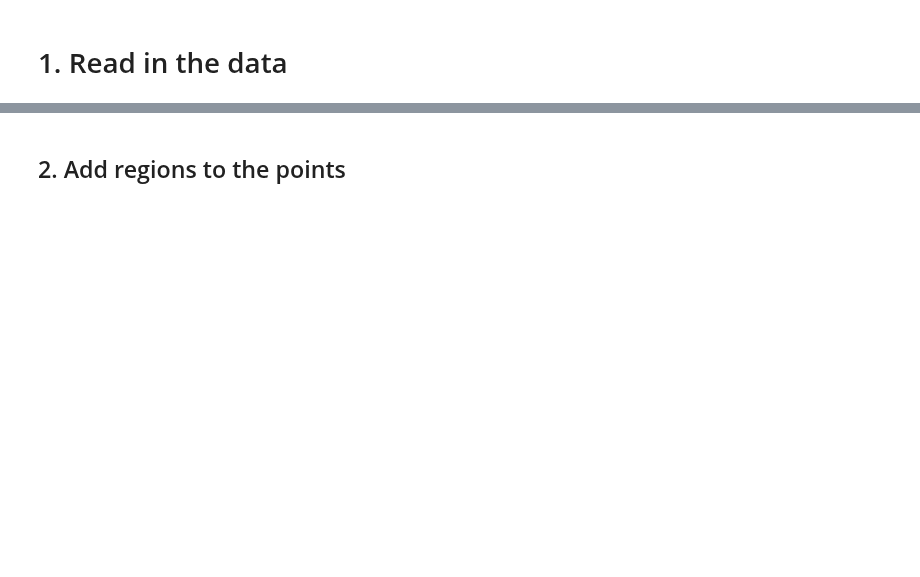
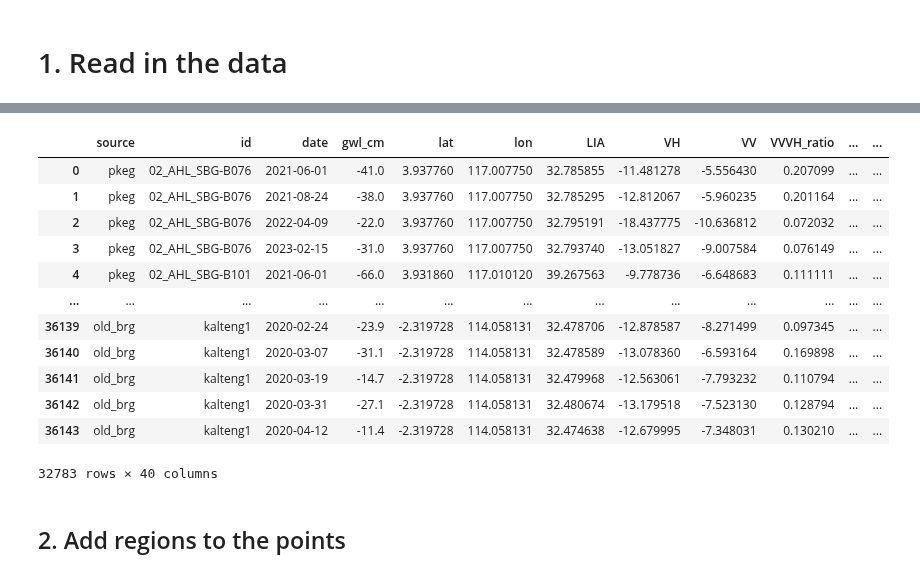
Before and after one commit to dfguerrerom/gwl-modeling, a Jupyter notebook: 1_2_add_location.ipynb, the cells around one changed output, grey strips where cells are left out. Saved outputs shown, nothing was run; the diff lists cells and outputs as text; code cells hidden in the pictures; blank space fills up the shorter version.

```diff
--- a/1_2_add_location.ipynb
+++ b/1_2_add_location.ipynb
@@ -27,3 +36,19 @@ print(len(base_df), len(unique_coords))
+# %%
+base_df
+# %% [output]
+|  | source | id | date | gwl_cm | lat | lon | LIA | VH | VV | VVVH_ratio | ... | ... |
+| 0 | pkeg | 02_AHL_SBG-B076 | 2021-06-01 | -41.0 | 3.937760 | 117.007750 | 32.785855 | -11.481278 | -5.556430 | 0.207099 | ... | ... |
+| 1 | pkeg | 02_AHL_SBG-B076 | 2021-08-24 | -38.0 | 3.937760 | 117.007750 | 32.785295 | -12.812067 | -5.960235 | 0.201164 | ... | ... |
+| 2 | pkeg | 02_AHL_SBG-B076 | 2022-04-09 | -22.0 | 3.937760 | 117.007750 | 32.795191 | -18.437775 | -10.636812 | 0.072032 | ... | ... |
+| 3 | pkeg | 02_AHL_SBG-B076 | 2023-02-15 | -31.0 | 3.937760 | 117.007750 | 32.793740 | -13.051827 | -9.007584 | 0.076149 | ... | ... |
+| 4 | pkeg | 02_AHL_SBG-B101 | 2021-06-01 | -66.0 | 3.931860 | 117.010120 | 39.267563 | -9.778736 | -6.648683 | 0.111111 | ... | ... |
+| ... | ... | ... | ... | ... | ... | ... | ... | ... | ... | ... | ... | ... |
+| 36139 | old_brg | kalteng1 | 2020-02-24 | -23.9 | -2.319728 | 114.058131 | 32.478706 | -12.878587 | -8.271499 | 0.097345 | ... | ... |
+| 36140 | old_brg | kalteng1 | 2020-03-07 | -31.1 | -2.319728 | 114.058131 | 32.478589 | -13.078360 | -6.593164 | 0.169898 | ... | ... |
+| 36141 | old_brg | kalteng1 | 2020-03-19 | -14.7 | -2.319728 | 114.058131 | 32.479968 | -12.563061 | -7.793232 | 0.110794 | ... | ... |
+| 36142 | old_brg | kalteng1 | 2020-03-31 | -27.1 | -2.319728 | 114.058131 | 32.480674 | -13.179518 | -7.523130 | 0.128794 | ... | ... |
+| 36143 | old_brg | kalteng1 | 2020-04-12 | -11.4 | -2.319728 | 114.058131 | 32.474638 | -12.679995 | -7.348031 | 0.130210 | ... | ... |
+32783 rows × 40 columns
 # %% [markdown]
 ## 2. Add regions to the points
 # %% [markdown]
```
Also changed, not shown: parts of 4 cells of this notebook, 6 other files.
